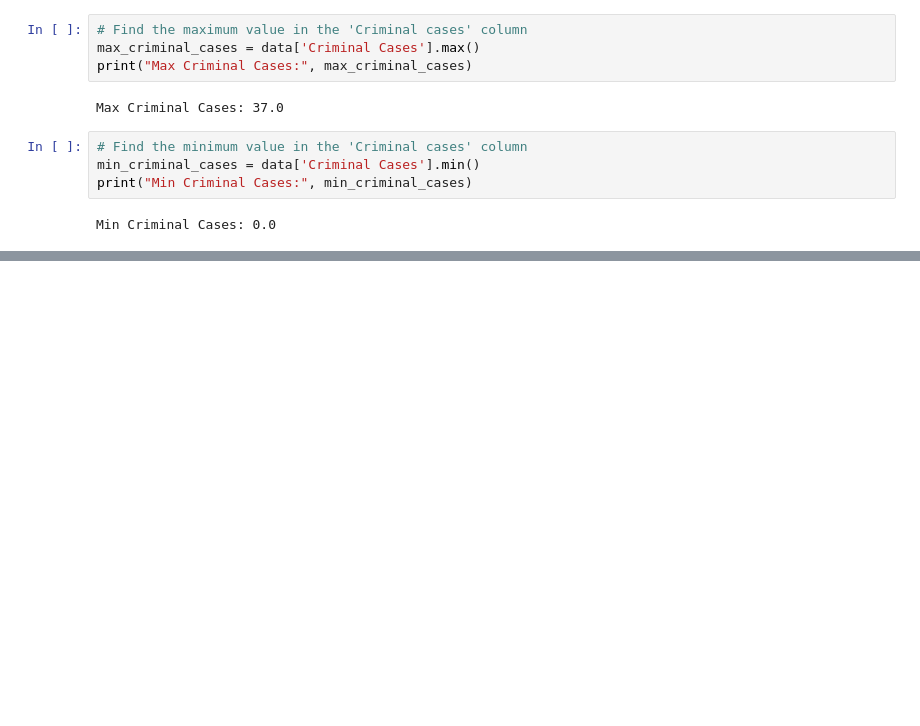
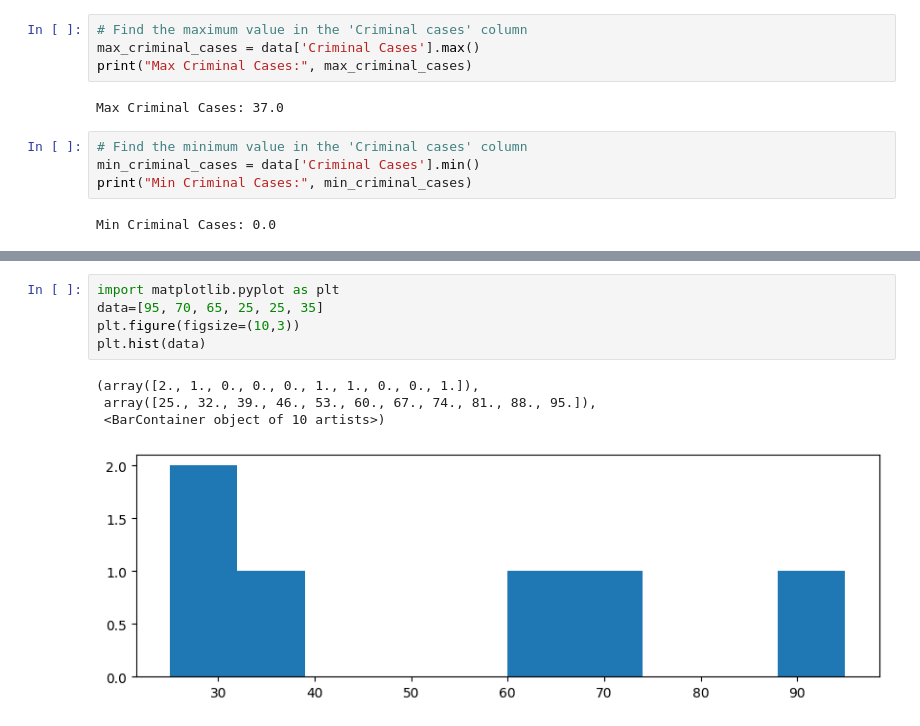
Before and after one commit to suruchi905/I-phone-Sales-Analysis, a Jupyter notebook: parties_Criminal_cases.ipynb, the cells around one changed output, grey strips where cells are left out. Cells and saved outputs as stored; diff of their text form; blank space fills up the shorter version.

```diff
--- a/parties_Criminal_cases.ipynb
+++ b/parties_Criminal_cases.ipynb
@@ -194,0 +219,10 @@ plt.show()
+# %%
+import matplotlib.pyplot as plt
+data=[95, 70, 65, 25, 25, 35]
+plt.figure(figsize=(10,3))
+plt.hist(data)
+# %% [output]
+(array([2., 1., 0., 0., 0., 1., 1., 0., 0., 1.]),
+ array([25., 32., 39., 46., 53., 60., 67., 74., 81., 88., 95.]),
+ <BarContainer object of 10 artists>)
+[figure, added]
```
Also changed, not shown: parts of 4 cells of this notebook.
